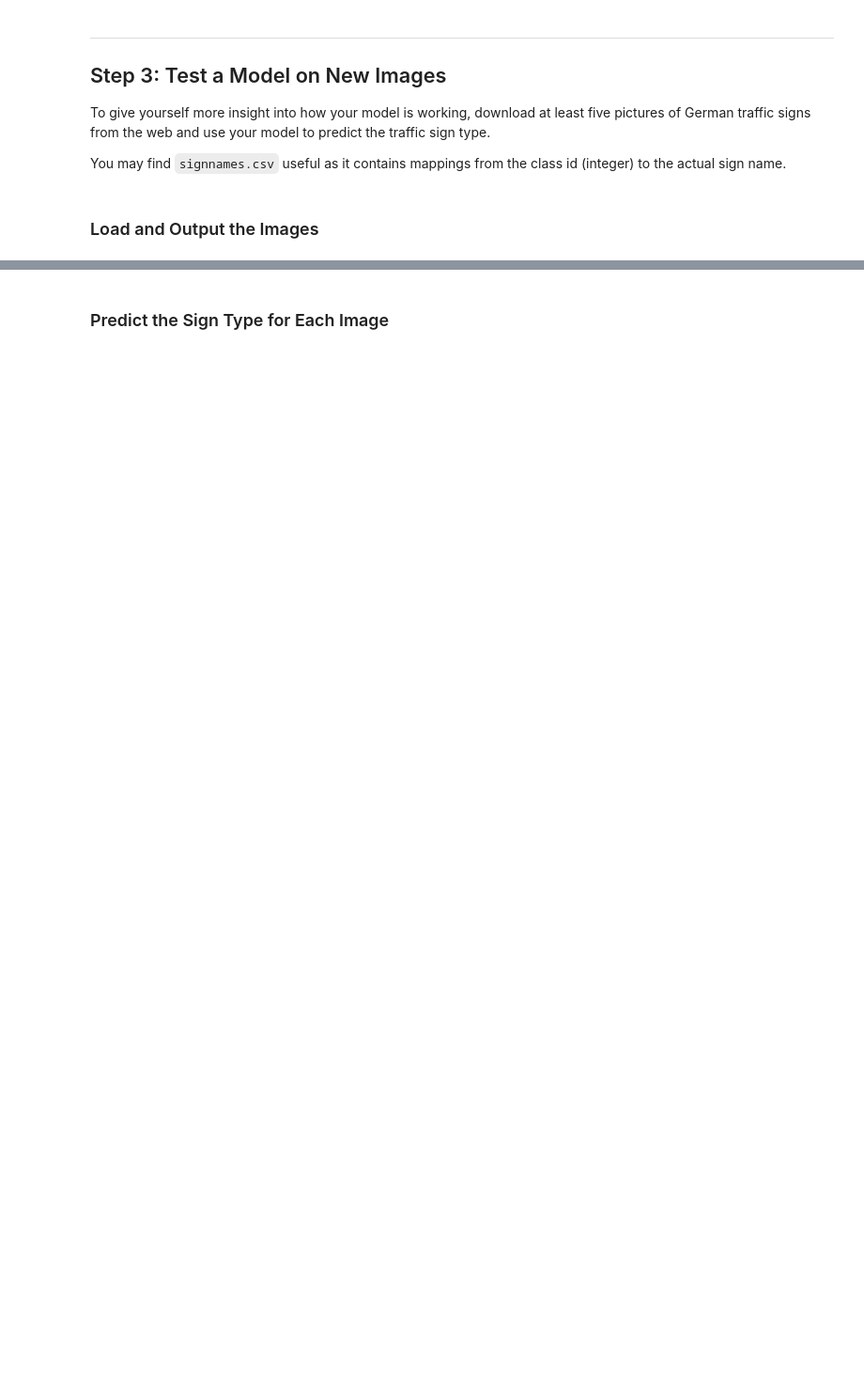
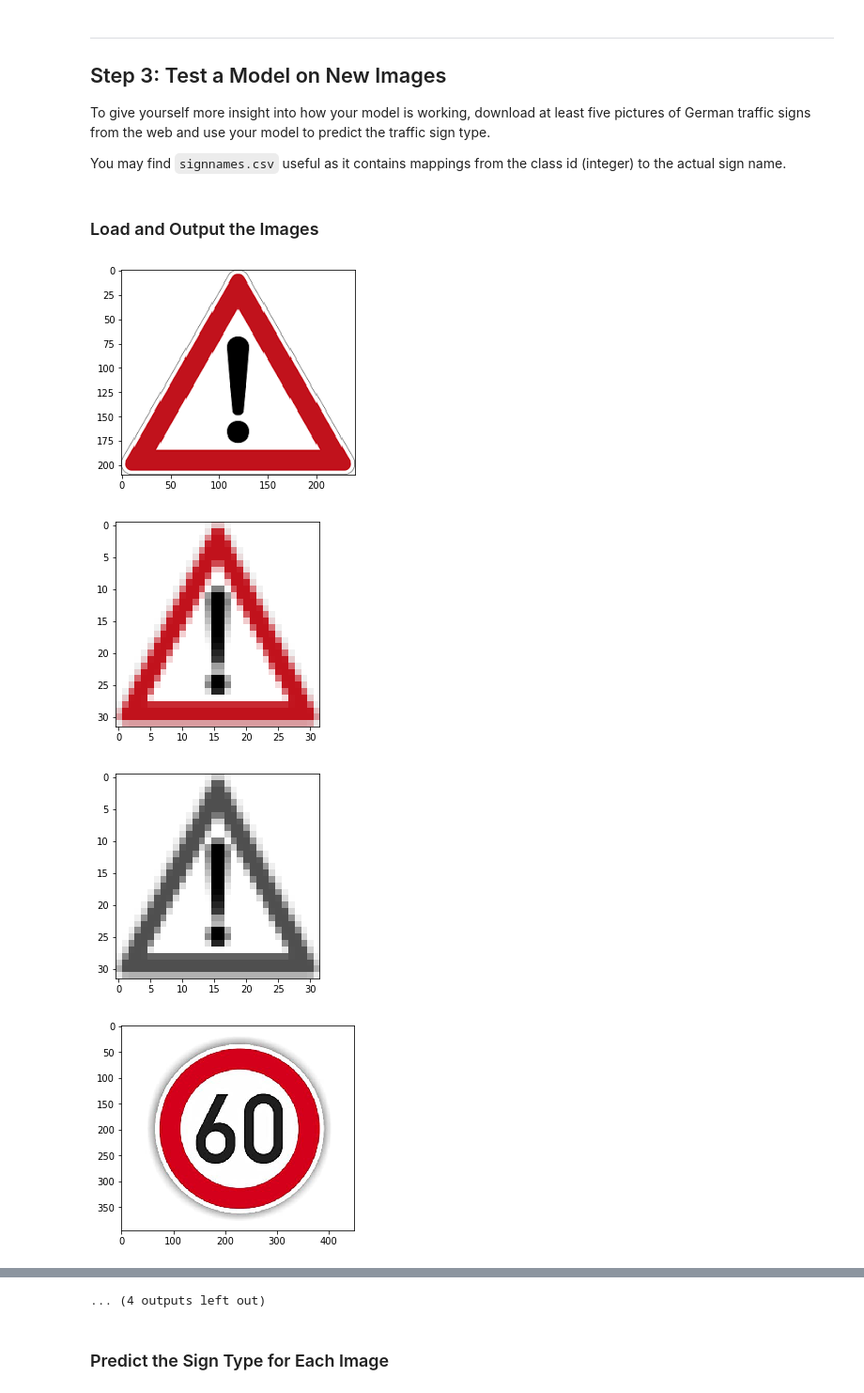
Before and after one commit to AndrewWalker251/traffic_sign_classifier, a Jupyter notebook: Traffic_Sign_Classifier.ipynb, the cells around one changed output, grey strips where cells are left out. Shown: that part at 94% size. Saved outputs shown, nothing was run; the diff lists cells and outputs as text; code cells hidden in the pictures; blank space fills up the shorter version.

```diff
--- a/Traffic_Sign_Classifier.ipynb
+++ b/Traffic_Sign_Classifier.ipynb
@@ -369,0 +485,29 @@ You may find `signnames.csv` useful as it contains mappings from the class id (i
+# %%
+# Load in my own images
+import matplotlib.image as mpimg
+import cv2
+import os
+
+additional_test_images = []
+
+files = os.listdir('Additional_test_images')
+for file in files:
+    image = mpimg.imread('Additional_test_images\{}'.format(file))
+    # Resize as required.
+    resized = cv2.resize(image, (32,32), interpolation = cv2.INTER_AREA)
+    plt.imshow(image)
+    plt.show()
+    plt.imshow(resized)
+    plt.show()
+    # grayscale
+    X_example = np.mean(resized, axis=2)
+    plt.imshow(X_example, cmap='gray')
+    plt.show()
+    # make sure it's in the correct shape
+    X_example = np.reshape(X_example, (32,32,1))
+    additional_test_images.append(X_example)
+# %% [output]
+[figure, added]
+[figure, added]
+[figure, added]
+[figure, added]
@@ -369,0 +522 @@ You may find `signnames.csv` useful as it contains mappings from the class id (i
+... (4 outputs left out)
```
Also changed, not shown: parts of 23 cells of this notebook, 7 other files.
